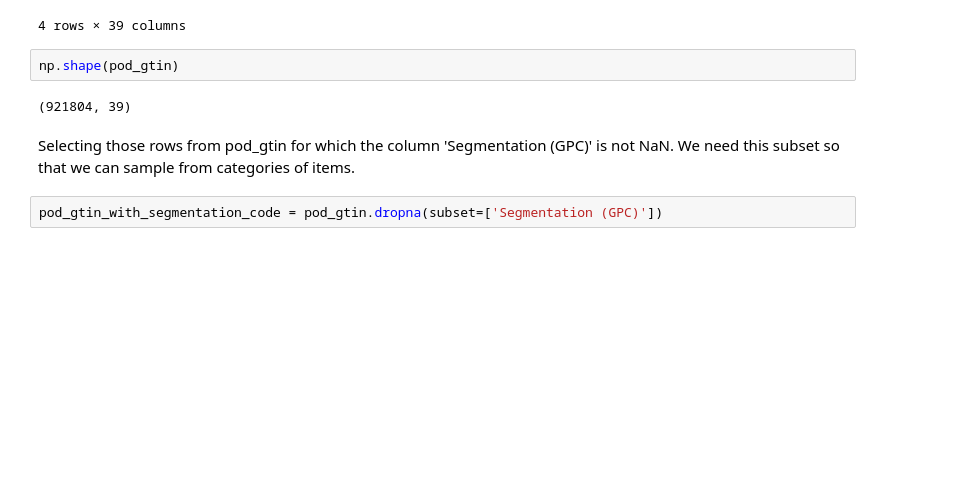
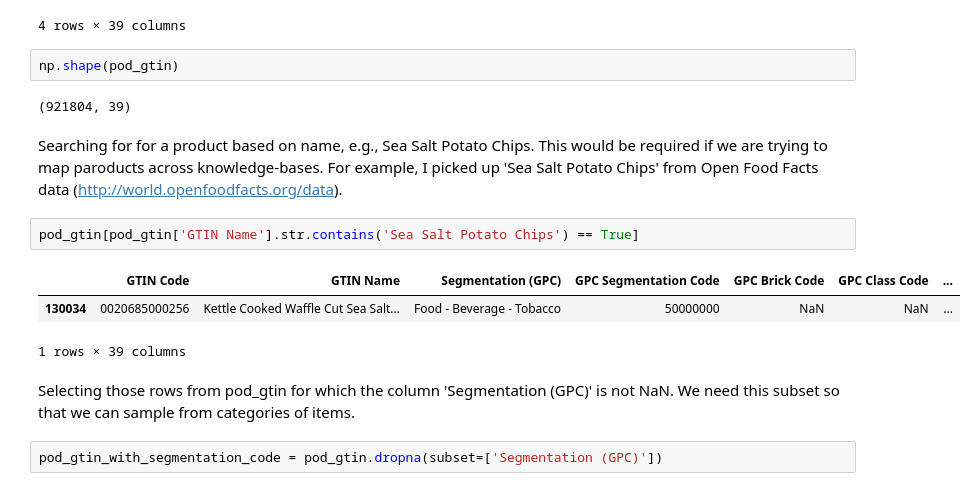
Before and after one commit to KatelynNguyen/programming-collective-intelligence, a Jupyter notebook: Exploring_Open_Products_Data.ipynb, the cells around one changed output. Saved outputs shown, nothing was run; the diff lists cells and outputs as text; blank space fills up the shorter version.

```diff
--- a/Exploring_Open_Products_Data.ipynb
+++ b/Exploring_Open_Products_Data.ipynb
@@ -27,6 +27,14 @@ pod_gtin.describe()
 np.shape(pod_gtin)
 # %% [output]
 (921804, 39)
+# %% [markdown]
+Searching for for a product based on name, e.g., Sea Salt Potato Chips. This would be required if we are trying to map paroducts across knowledge-bases. For example, I picked up 'Sea Salt Potato Chips' from Open Food Facts data (http://world.openfoodfacts.org/data).
+# %%
+pod_gtin[pod_gtin['GTIN Name'].str.contains('Sea Salt Potato Chips') == True]
+# %% [output]
+|  | GTIN Code | GTIN Name | Segmentation (GPC) | GPC Segmentation Code | GPC Brick Code | GPC Class Code | ... |
+| 130034 | 0020685000256 | Kettle Cooked Waffle Cut Sea Salt... | Food - Beverage - Tobacco | 50000000 | NaN | NaN | ... |
+1 rows × 39 columns
 # %% [markdown]
 Selecting those rows from pod_gtin for which the column 'Segmentation (GPC)' is not NaN. We need this subset so that we can sample from categories of items.
 # %%
```
